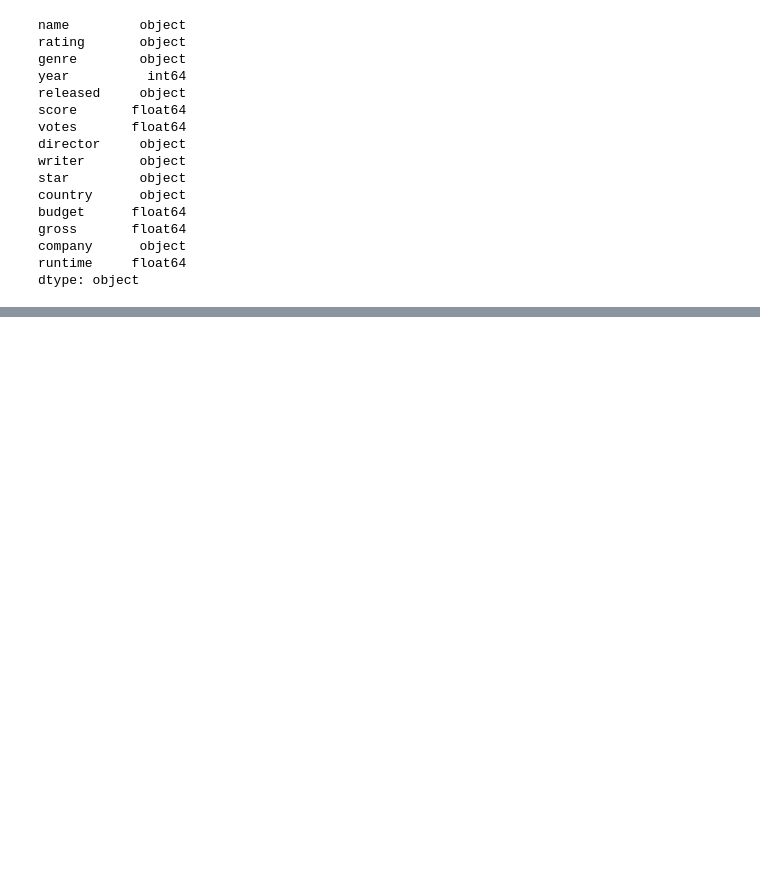
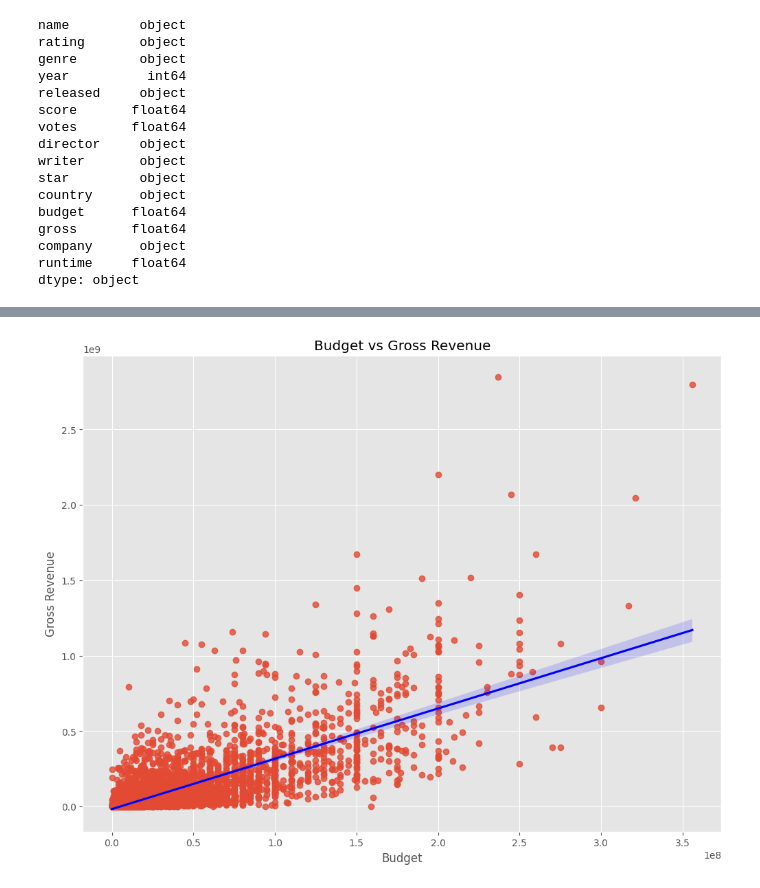
Before and after one commit to Areco892/movie-data-analysis, a Jupyter notebook: data-analysis.ipynb, the cells around one changed output, grey strips where cells are left out. Cells and saved outputs as stored; diff of their text form; code cells hidden in the pictures; blank space fills up the shorter version.

```diff
--- a/data-analysis.ipynb
+++ b/data-analysis.ipynb
@@ -86,0 +96,9 @@ df.head()
+# %%
+# draw a regression plot using seaborn
+sns.regplot(x='budget', y='gross', data=df, line_kws={"color":"blue"})
+plt.xlabel('Budget')
+plt.ylabel('Gross Revenue')
+plt.title('Budget vs Gross Revenue')
+plt.show()
+# %% [output]
+[figure, added]
```
Also changed, not shown: parts of 2 cells of this notebook.
